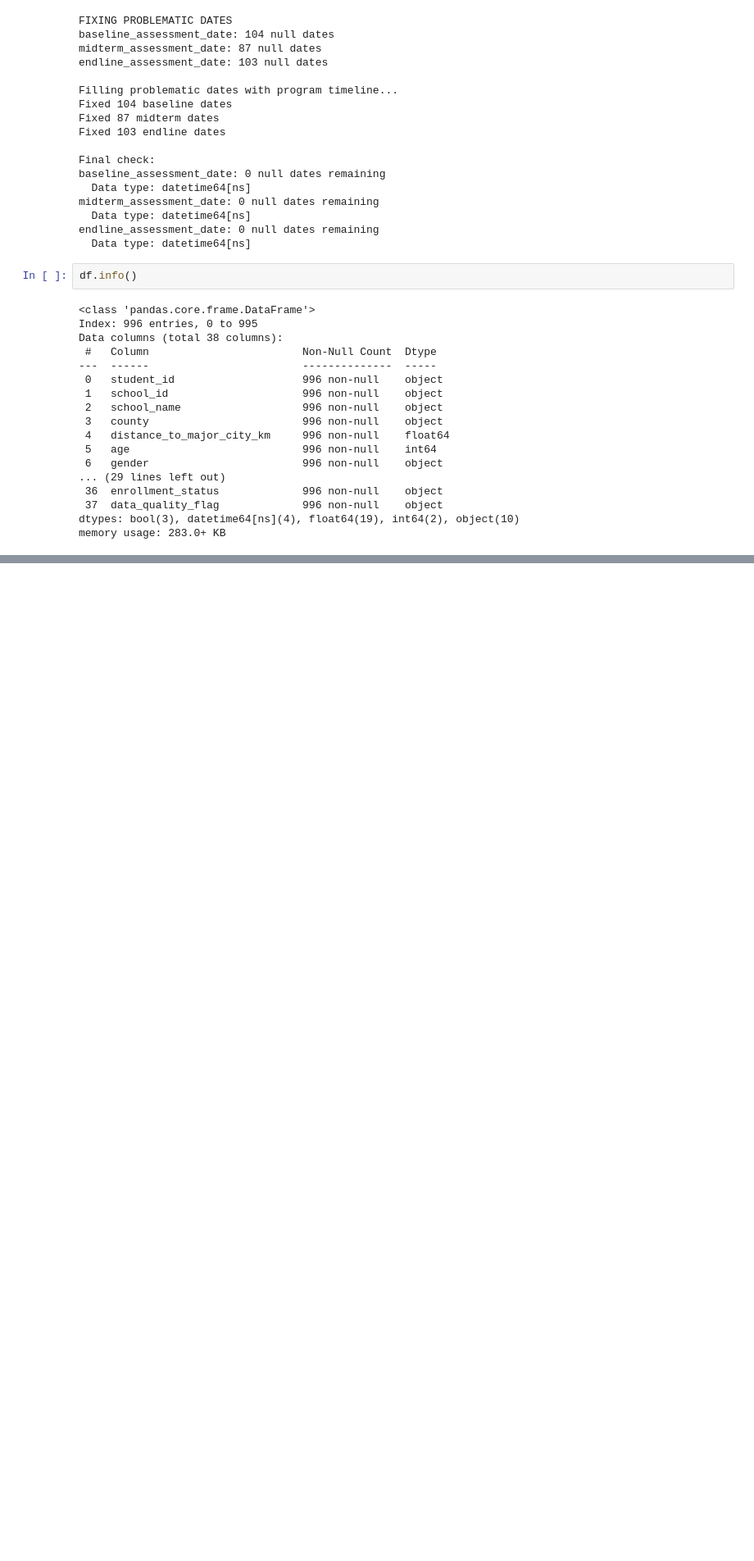
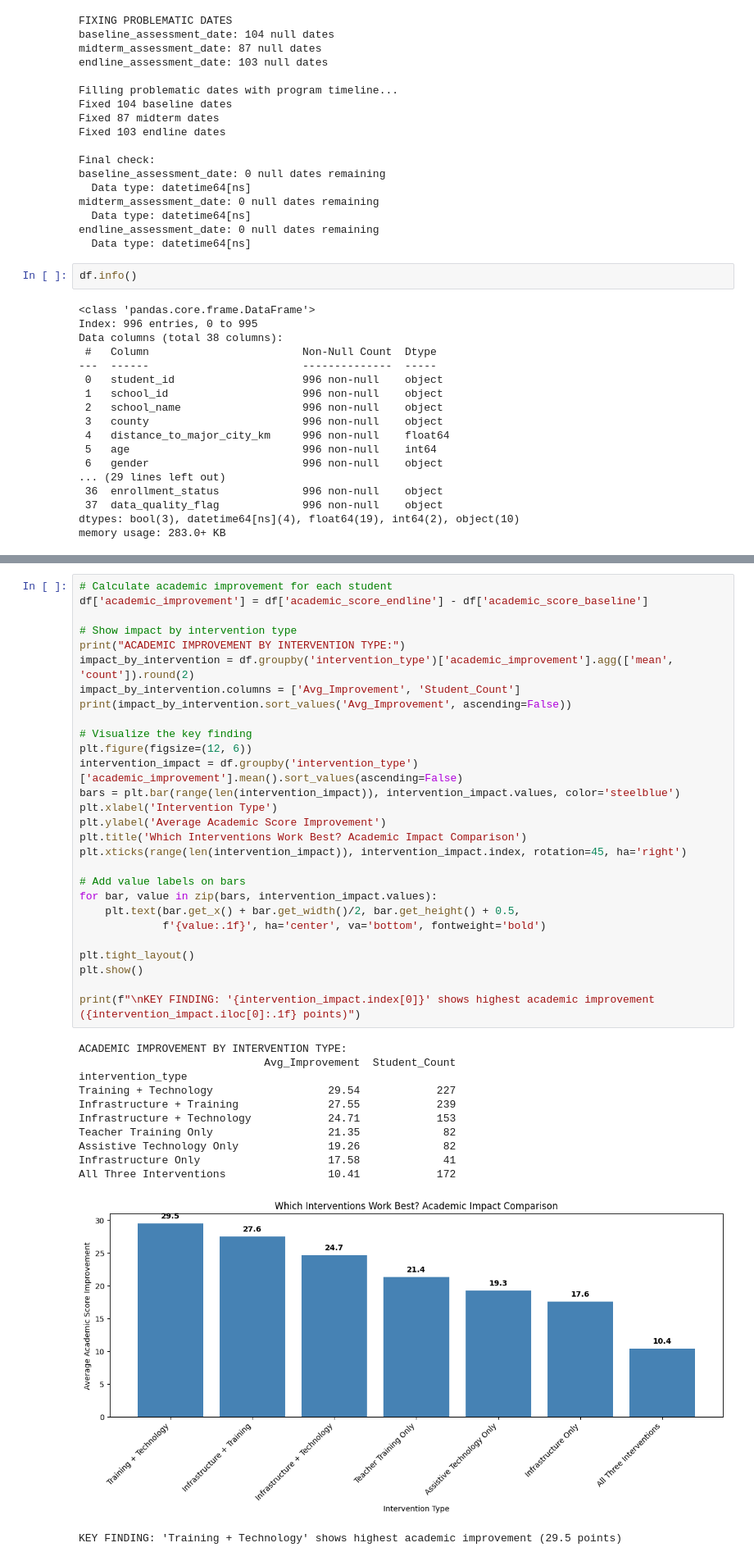
Before and after one commit to imArjn/Lambton, a Jupyter notebook: WIL CPL 5559/Week 5/kenya_storytelling.ipynb, the cells around one changed output, grey strips where cells are left out. Shown at 82% size. Drawn from its saved outputs; the diff is of its cells as text; blank space fills up the shorter version.

```diff
--- a/WIL CPL 5559/Week 5/kenya_storytelling.ipynb
+++ b/WIL CPL 5559/Week 5/kenya_storytelling.ipynb
@@ -724,0 +818,41 @@ memory usage: 283.0+ KB
+# %%
+# Calculate academic improvement for each student
+df['academic_improvement'] = df['academic_score_endline'] - df['academic_score_baseline']
+
+# Show impact by intervention type
+print("ACADEMIC IMPROVEMENT BY INTERVENTION TYPE:")
+impact_by_intervention = df.groupby('intervention_type')['academic_improvement'].agg(['mean', 'count']).round(2)
+impact_by_intervention.columns = ['Avg_Improvement', 'Student_Count']
+print(impact_by_intervention.sort_values('Avg_Improvement', ascending=False))
+
+# Visualize the key finding
+plt.figure(figsize=(12, 6))
+intervention_impact = df.groupby('intervention_type')['academic_improvement'].mean().sort_values(ascending=False)
+bars = plt.bar(range(len(intervention_impact)), intervention_impact.values, color='steelblue')
+plt.xlabel('Intervention Type')
+plt.ylabel('Average Academic Score Improvement')
+plt.title('Which Interventions Work Best? Academic Impact Comparison')
+plt.xticks(range(len(intervention_impact)), intervention_impact.index, rotation=45, ha='right')
+
+# Add value labels on bars
+for bar, value in zip(bars, intervention_impact.values):
+    plt.text(bar.get_x() + bar.get_width()/2, bar.get_height() + 0.5,
+             f'{value:.1f}', ha='center', va='bottom', fontweight='bold')
+
+plt.tight_layout()
+plt.show()
+
+print(f"\nKEY FINDING: '{intervention_impact.index[0]}' shows highest academic improvement ({intervention_impact.iloc[0]:.1f} points)")
+# %% [output]
+ACADEMIC IMPROVEMENT BY INTERVENTION TYPE:
+                             Avg_Improvement  Student_Count
+intervention_type
+Training + Technology                  29.54            227
+Infrastructure + Training              27.55            239
+Infrastructure + Technology            24.71            153
+Teacher Training Only                  21.35             82
+Assistive Technology Only              19.26             82
+Infrastructure Only                    17.58             41
+All Three Interventions                10.41            172
+[figure, added]
+KEY FINDING: 'Training + Technology' shows highest academic improvement (29.5 points)
```
Also changed, not shown: parts of 13 cells of this notebook.
